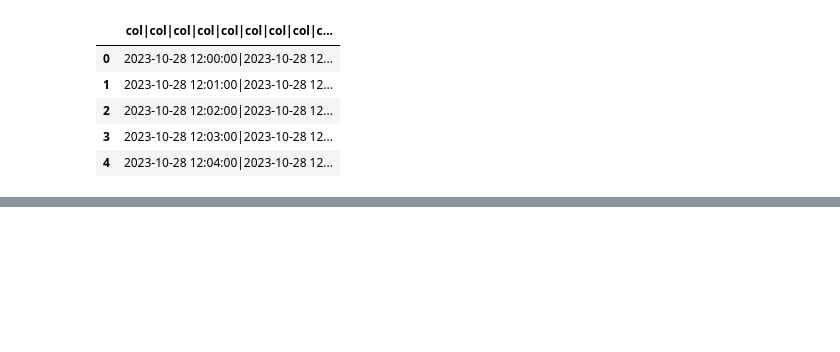
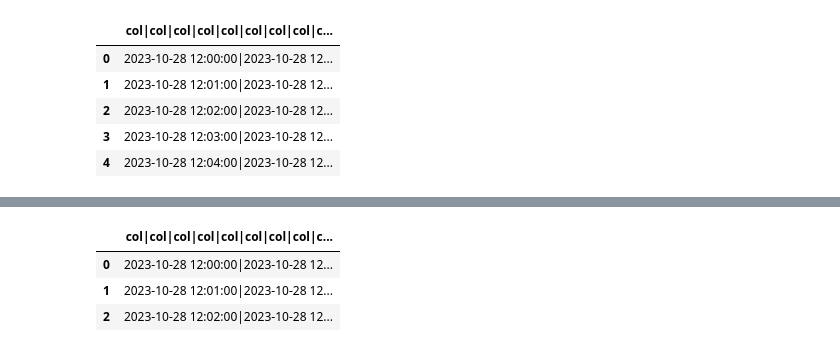
Before and after one commit to benkaan001/etl_playground, a Jupyter notebook: handle_unicode_characters.ipynb, the cells around one changed output, grey strips where cells are left out. Saved outputs shown, nothing was run; the diff lists cells and outputs as text; code cells hidden in the pictures; blank space fills up the shorter version.

```diff
--- a/handle_unicode_characters.ipynb
+++ b/handle_unicode_characters.ipynb
@@ -16,0 +36,8 @@ df.head()
+# %%
+# Select the first three rows
+df.iloc[0:3]
+# %% [output]
+|  | col|col|col|col|col|col|col|col|c... |
+| 0 | 2023-10-28 12:00:00|2023-10-28 12... |
+| 1 | 2023-10-28 12:01:00|2023-10-28 12... |
+| 2 | 2023-10-28 12:02:00|2023-10-28 12... |
```
Also changed, not shown: parts of 22 cells of this notebook.
